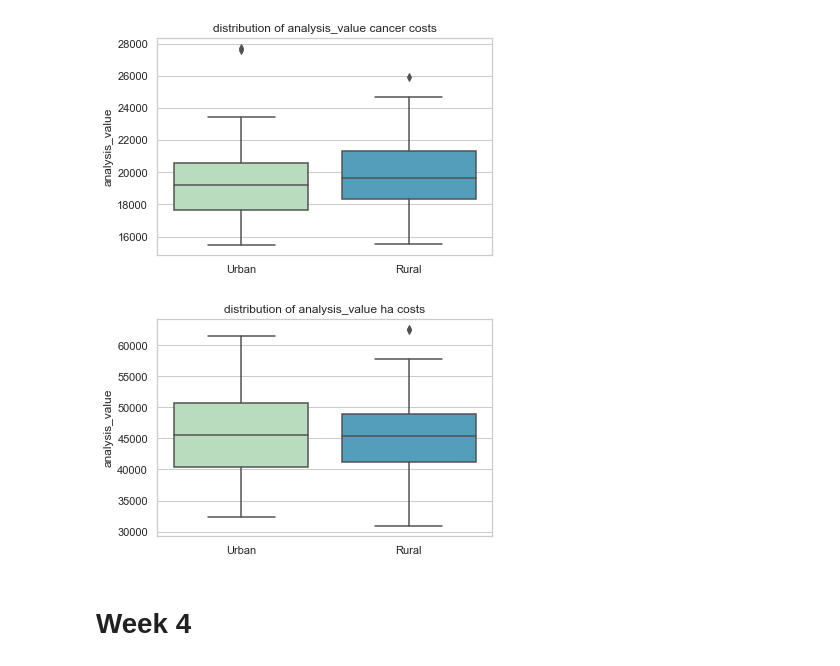
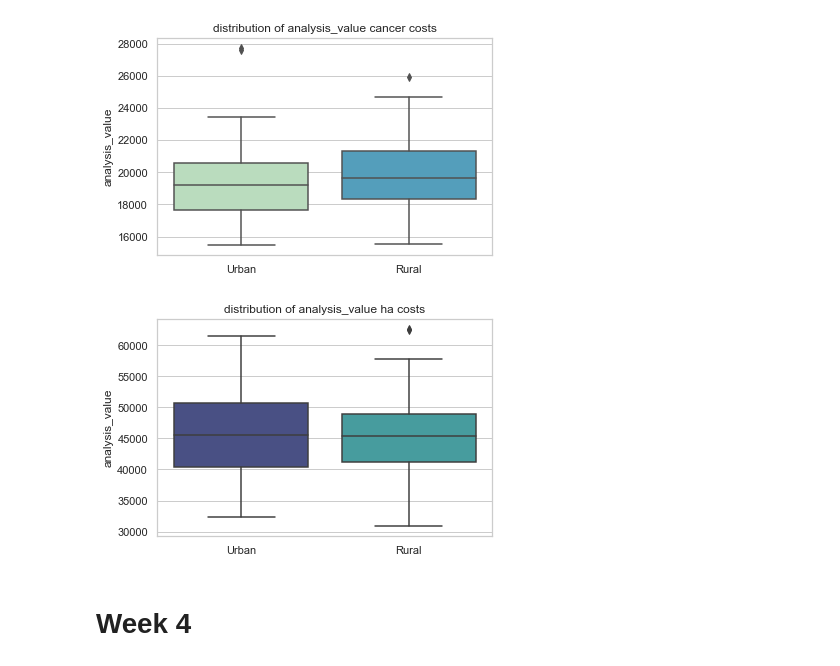
Before and after one commit to sara-ramirez/data-science-essentials-3, a Jupyter notebook: notebooks/session_assignments.ipynb, the cells around one changed output. Cells and saved outputs as stored; diff of their text form; code cells hidden in the pictures.

```diff
--- a/notebooks/session_assignments.ipynb
+++ b/notebooks/session_assignments.ipynb
@@ -355,11 +401,11 @@ plt.xlabel('');
 # %% [output]
 [figure]
 # %%
-sns.boxplot(y=ha_costs_tn.analysis_value, x = ha_costs_tn.urban, palette = "GnBu")
+sns.boxplot(y=ha_costs_tn.analysis_value, x = ha_costs_tn.urban, palette = "mako")
 plt.title('distribution of analysis_value ha costs')
 plt.xlabel('');
 # %% [output]
-[figure, old version]
+[figure, new version]
 # %% [markdown]
 # Week 4
 # %% [markdown]
```
Also changed, not shown: parts of 8 cells of this notebook, 3 other files.
